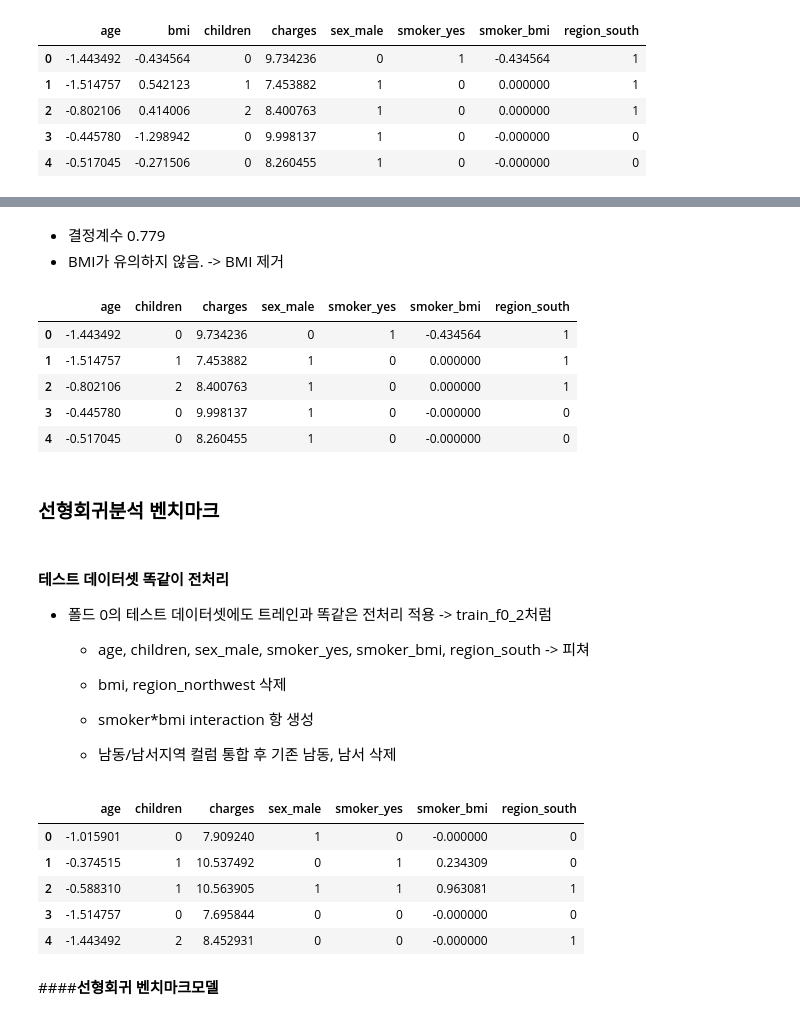
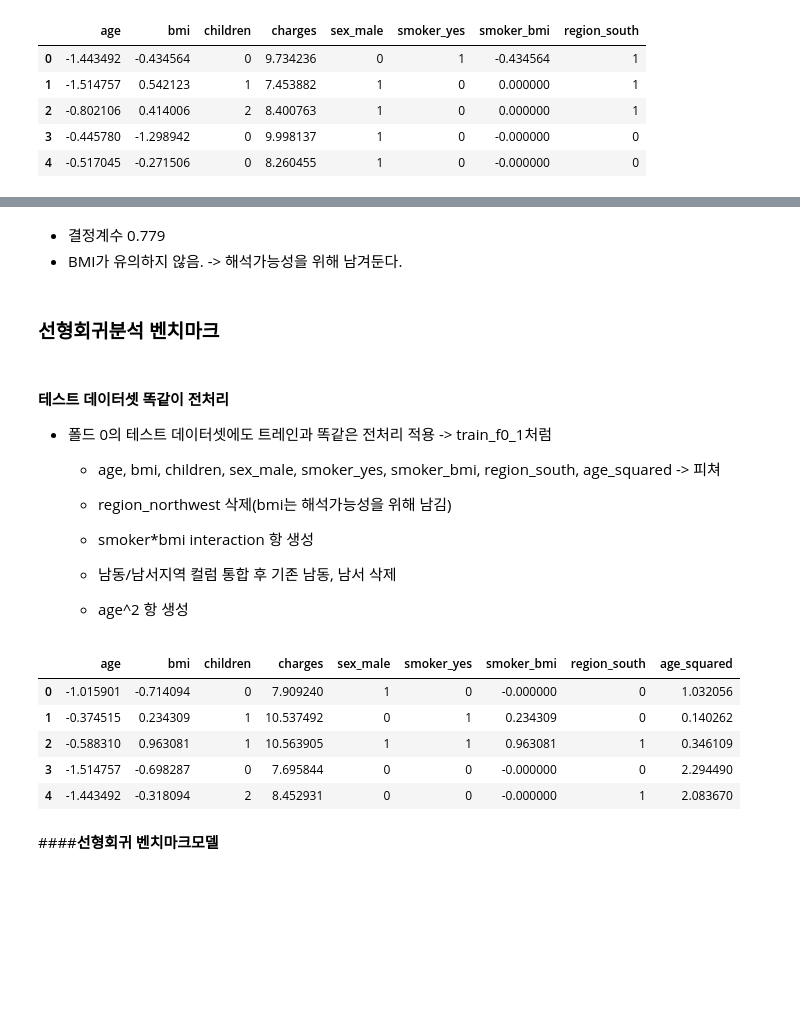
Before and after one commit to daeun118/24_2_ML_in_Finance, a Jupyter notebook: ML_in_Finance_TermProject.ipynb, the cells around one changed output, grey strips where cells are left out. Cells and saved outputs as stored; diff of their text form; code cells hidden in the pictures; blank space fills up the shorter version.

```diff
--- a/ML_in_Finance_TermProject.ipynb
+++ b/ML_in_Finance_TermProject.ipynb
@@ -989,28 +1006,18 @@ Notes:
 [1] Standard Errors assume that the covariance matrix of the errors is correctly specified.
 # %% [markdown]
 - 결정계수 0.779
-- BMI가 유의하지 않음. -> BMI 제거
+- BMI가 유의하지 않음. -> 해석가능성을 위해 남겨둔다.
-# %%
-train_f0_2 = train_f0_1.copy()
-train_f0_2 = train_f0_2.drop(columns = "bmi")
-train_f0_2.head()
-# %% [output]
-|  | age | children | charges | sex_male | smoker_yes | smoker_bmi | region_south |
-| 0 | -1.443492 | 0 | 9.734236 | 0 | 1 | -0.434564 | 1 |
-| 1 | -1.514757 | 1 | 7.453882 | 1 | 0 | 0.000000 | 1 |
-| 2 | -0.802106 | 2 | 8.400763 | 1 | 0 | 0.000000 | 1 |
-| 3 | -0.445780 | 0 | 9.998137 | 1 | 0 | -0.000000 | 0 |
-| 4 | -0.517045 | 0 | 8.260455 | 1 | 0 | -0.000000 | 0 |
 # %% [markdown]
 ### **선형회귀분석 벤치마크**
 # %% [markdown]
 #### **테스트 데이터셋 똑같이 전처리**
-- 폴드 0의 테스트 데이터셋에도 트레인과 똑같은 전처리 적용 -> train_f0_2처럼
-  - age, children, sex_male, smoker_yes, smoker_bmi, region_south -> 피쳐
+- 폴드 0의 테스트 데이터셋에도 트레인과 똑같은 전처리 적용 -> train_f0_1처럼
+  - age, bmi, children, sex_male, smoker_yes, smoker_bmi, region_south, age_squared -> 피쳐
 
-  - bmi, region_northwest 삭제
+  - region_northwest 삭제(bmi는 해석가능성을 위해 남김)
   - smoker*bmi interaction 항 생성
   - 남동/남서지역 컬럼 통합 후 기존 남동, 남서 삭제
+  - age^2 항 생성
 # %%
 # Fold 0의 test 데이터
 test_data_f0 = final_data_list[0][1]  # 더미 변수화, 라벨 로그변환까지 완료된 폴드 0의 train 데이터
@@ -1020,30 +1027,33 @@ y_test_f0 = test_data_f0['charges'] # 테스트 데이터셋의 라벨 - 평가
 # %%
 # 같은 전처리 과정
 
 # 복사본 생성
 test_f0 = test_data_f0.copy()
 
 # interaction feature 생성
 test_f0['smoker_bmi'] = test_f0['smoker_yes'] * test_f0['bmi']
 
-# 유의하지 않은 항 지우기
-test_f0 = test_f0.drop(columns = ['bmi', 'region_northwest'])
+# 유의하지 않은 항 지우기(단, bmi는 유의하지 않음에도 모델의 해석가능성을 위해 남겨둔다)
+test_f0 = test_f0.drop(columns = ['region_northwest'])
 
 # region_south 생성 (둘 중 하나라도 1이면 1)
 test_f0['region_south'] = test_f0['region_southeast'] | test_f0['region_southwest']
 
 # 기존 변수 제거
 test_f0 = test_f0.drop(columns=['region_southeast', 'region_southwest'])
 
+# age^2 항 생성
+test_f0['age_squared'] = test_f0['age'] ** 2
+
 # 확인
 test_f0.head()
 # %% [output]
-|  | age | children | charges | sex_male | smoker_yes | smoker_bmi | region_south |
-| 0 | -1.015901 | 0 | 7.909240 | 1 | 0 | -0.000000 | 0 |
-| 1 | -0.374515 | 1 | 10.537492 | 0 | 1 | 0.234309 | 0 |
-| 2 | -0.588310 | 1 | 10.563905 | 1 | 1 | 0.963081 | 1 |
-| 3 | -1.514757 | 0 | 7.695844 | 0 | 0 | -0.000000 | 0 |
-| 4 | -1.443492 | 2 | 8.452931 | 0 | 0 | -0.000000 | 1 |
+|  | age | bmi | children | charges | sex_male | smoker_yes | smoker_bmi | region_south | age_squared |
+| 0 | -1.015901 | -0.714094 | 0 | 7.909240 | 1 | 0 | -0.000000 | 0 | 1.032056 |
+| 1 | -0.374515 | 0.234309 | 1 | 10.537492 | 0 | 1 | 0.234309 | 0 | 0.140262 |
+| 2 | -0.588310 | 0.963081 | 1 | 10.563905 | 1 | 1 | 0.963081 | 1 | 0.346109 |
+| 3 | -1.514757 | -0.698287 | 0 | 7.695844 | 0 | 0 | -0.000000 | 0 | 2.294490 |
+| 4 | -1.443492 | -0.318094 | 2 | 8.452931 | 0 | 0 | -0.000000 | 1 | 2.083670 |
 # %% [markdown]
 ####**선형회귀 벤치마크모델**
 # %%
```
Also changed, not shown: parts of 36 cells of this notebook.
